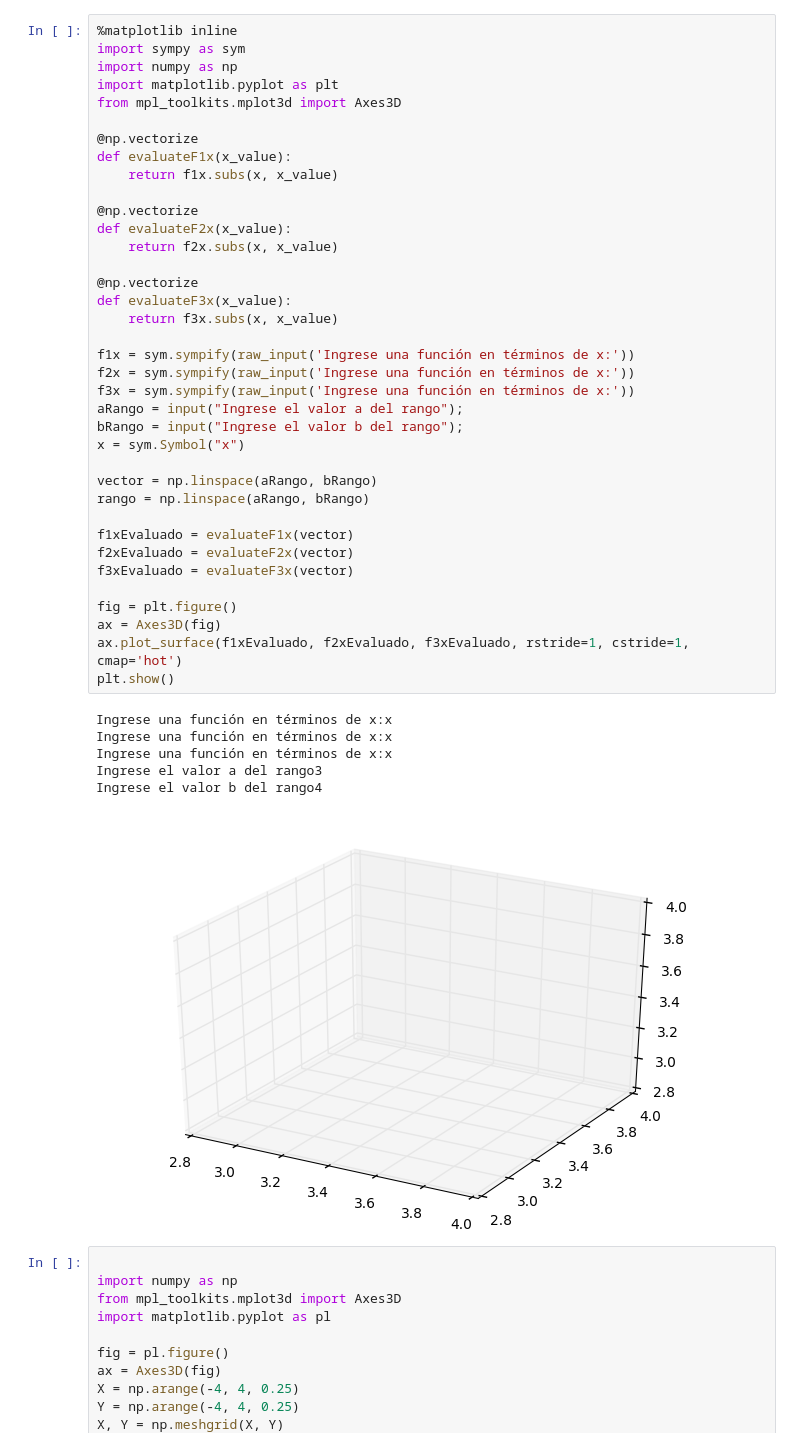
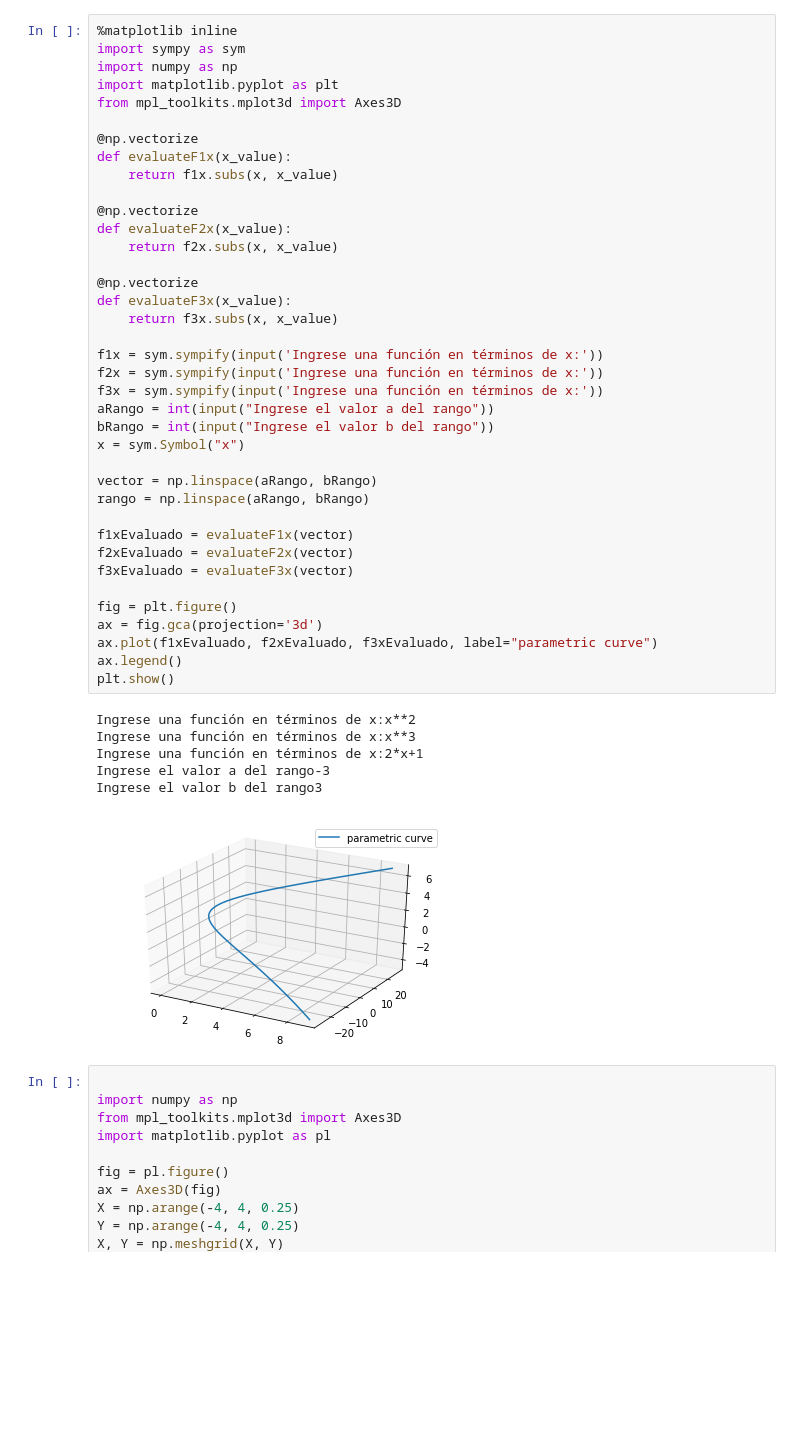
Before and after one commit to juanArias8/differential-geometry, a Jupyter notebook: Modelamiento3D.ipynb, the cells around one changed output. Drawn from its saved outputs; the diff is of its cells as text; blank space fills up the shorter version.

Commit message:
parametric curve script

```diff
--- a/Modelamiento3D.ipynb
+++ b/Modelamiento3D.ipynb
@@ -2,46 +2,47 @@
 %matplotlib inline
 import sympy as sym
 import numpy as np
 import matplotlib.pyplot as plt
 from mpl_toolkits.mplot3d import Axes3D
 
 @np.vectorize
 def evaluateF1x(x_value):
     return f1x.subs(x, x_value)
 
 @np.vectorize
 def evaluateF2x(x_value):
     return f2x.subs(x, x_value)
 
 @np.vectorize
 def evaluateF3x(x_value):
     return f3x.subs(x, x_value)
 
-f1x = sym.sympify(raw_input('Ingrese una función en términos de x:'))
-f2x = sym.sympify(raw_input('Ingrese una función en términos de x:'))
-f3x = sym.sympify(raw_input('Ingrese una función en términos de x:'))
-aRango = input("Ingrese el valor a del rango");
-bRango = input("Ingrese el valor b del rango");
+f1x = sym.sympify(input('Ingrese una función en términos de x:'))
+f2x = sym.sympify(input('Ingrese una función en términos de x:'))
+f3x = sym.sympify(input('Ingrese una función en términos de x:'))
+aRango = int(input("Ingrese el valor a del rango"))
+bRango = int(input("Ingrese el valor b del rango"))
 x = sym.Symbol("x")
 
 vector = np.linspace(aRango, bRango)
 rango = np.linspace(aRango, bRango)
 
 f1xEvaluado = evaluateF1x(vector)
 f2xEvaluado = evaluateF2x(vector)
 f3xEvaluado = evaluateF3x(vector)
 
 fig = plt.figure()
-ax = Axes3D(fig)
-ax.plot_surface(f1xEvaluado, f2xEvaluado, f3xEvaluado, rstride=1, cstride=1, cmap='hot')
+ax = fig.gca(projection='3d')
+ax.plot(f1xEvaluado, f2xEvaluado, f3xEvaluado, label="parametric curve")
+ax.legend()
 plt.show()
 # %% [output]
-Ingrese una función en términos de x:x
-Ingrese una función en términos de x:x
-Ingrese una función en términos de x:x
-Ingrese el valor a del rango3
-Ingrese el valor b del rango4
+Ingrese una función en términos de x:x**2
+Ingrese una función en términos de x:x**3
+Ingrese una función en términos de x:2*x+1
+Ingrese el valor a del rango-3
+Ingrese el valor b del rango3
-[figure, old version]
+[figure, new version]
 # %%
 
 import numpy as np
```
